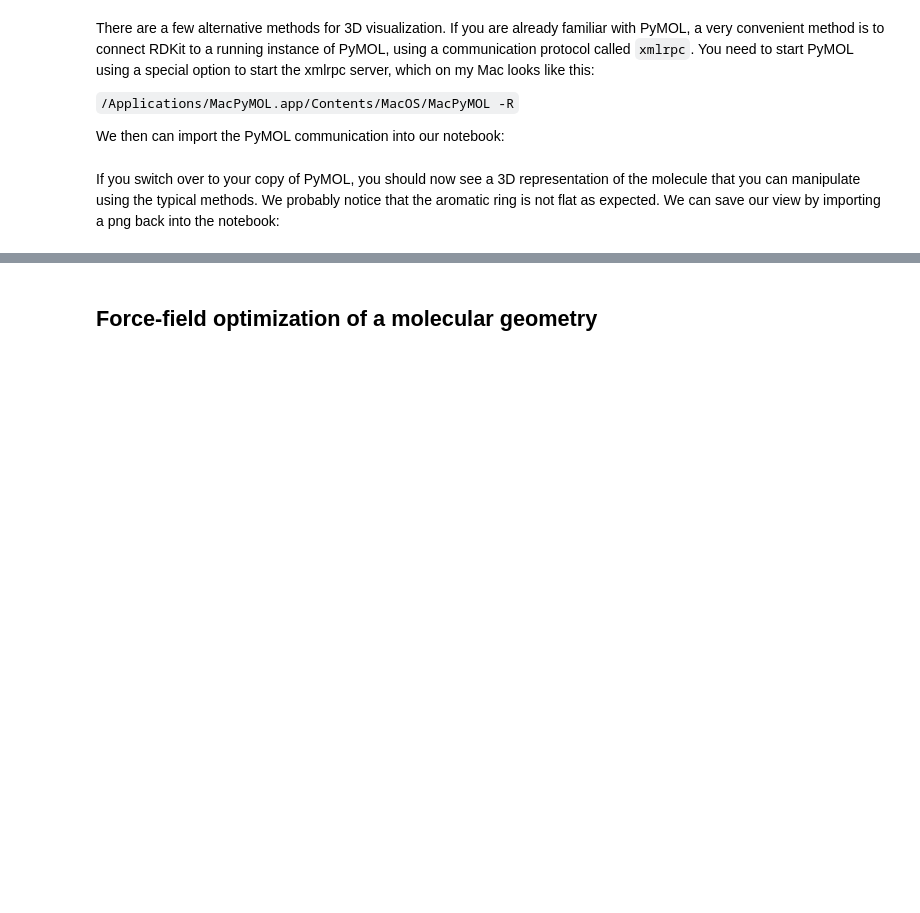
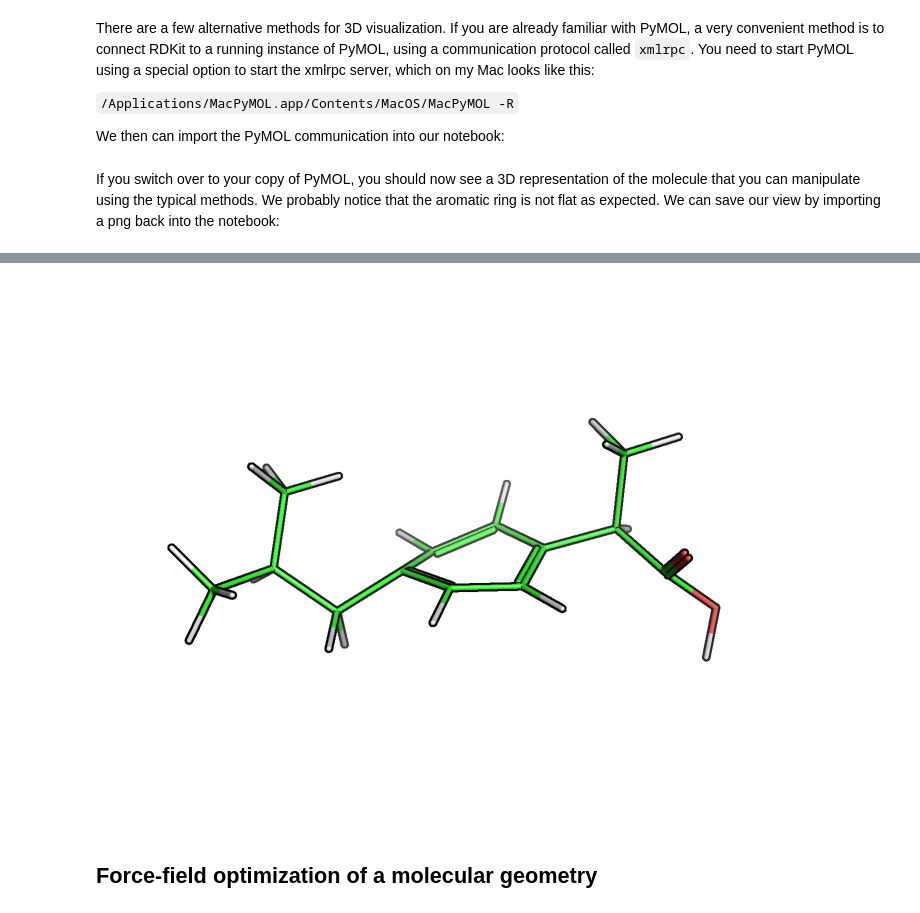
Before and after one commit to asteeves/steeveslab-blog, a Jupyter notebook: content/downloads/notebooks/RDKit_KulikLab_02_Geometry.ipynb, the cells around one changed output, grey strips where cells are left out. Saved outputs shown, nothing was run; the diff lists cells and outputs as text; code cells hidden in the pictures; blank space fills up the shorter version.

```diff
--- a/content/downloads/notebooks/RDKit_KulikLab_02_Geometry.ipynb
+++ b/content/downloads/notebooks/RDKit_KulikLab_02_Geometry.ipynb
@@ -68,6 +70,8 @@ ibuH
 # %%
-#v.server.do('ray')
+v.server.do('ray')
 v.GetPNG()
+# %% [output]
+[figure, added]
 # %% [markdown]
 ## Force-field optimization of a molecular geometry
 # %% [markdown]
```
Also changed, not shown: parts of 4 cells of this notebook, 8 other files.
